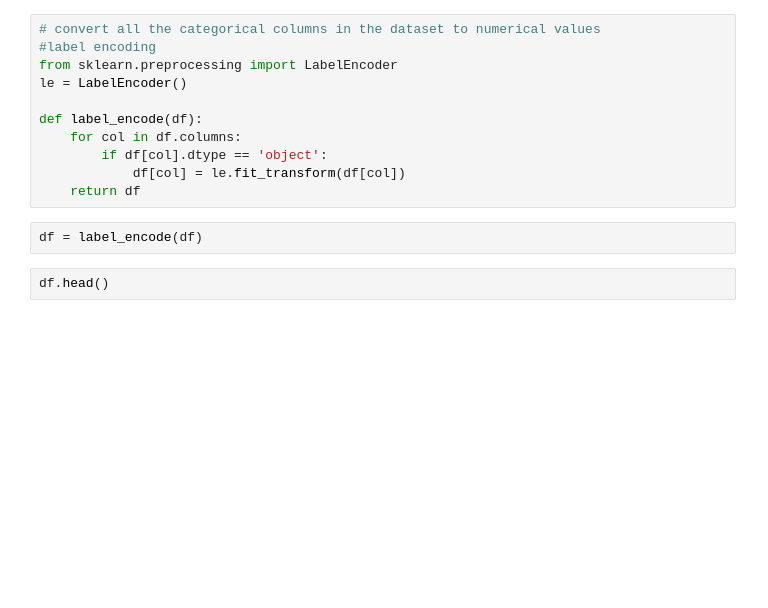
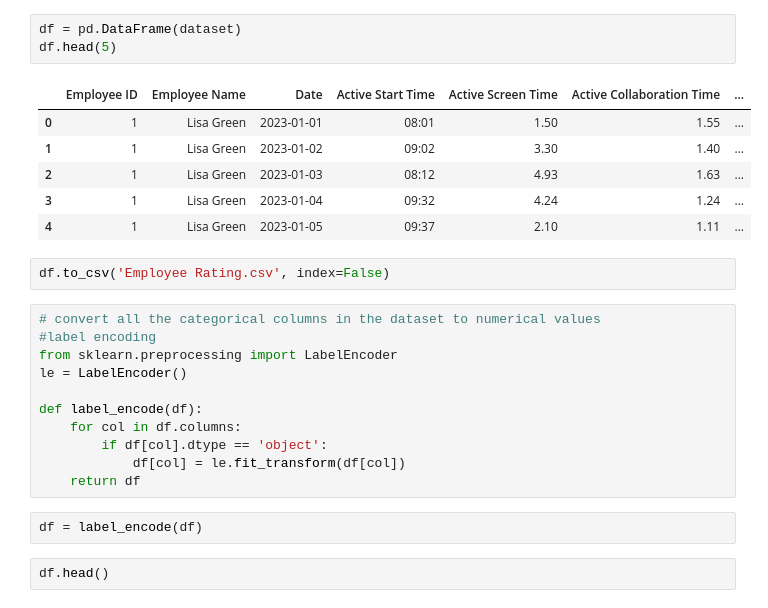
Before and after one commit to Adi-repo/Employee-Productivity, a Jupyter notebook: Employee Productivity.ipynb, the cells around one changed output. Drawn from its saved outputs; the diff is of its cells as text; blank space fills up the shorter version.

```diff
--- a/Employee Productivity.ipynb
+++ b/Employee Productivity.ipynb
@@ -14,3 +50,15 @@ df.head()
+# %%
+df = pd.DataFrame(dataset)
+df.head(5)
+# %% [output]
+|  | Employee ID | Employee Name | Date | Active Start Time | Active Screen Time | Active Collaboration Time | ... |
+| 0 | 1 | Lisa Green | 2023-01-01 | 08:01 | 1.50 | 1.55 | ... |
+| 1 | 1 | Lisa Green | 2023-01-02 | 09:02 | 3.30 | 1.40 | ... |
+| 2 | 1 | Lisa Green | 2023-01-03 | 08:12 | 4.93 | 1.63 | ... |
+| 3 | 1 | Lisa Green | 2023-01-04 | 09:32 | 4.24 | 1.24 | ... |
+| 4 | 1 | Lisa Green | 2023-01-05 | 09:37 | 2.10 | 1.11 | ... |
+# %%
+df.to_csv('Employee Rating.csv', index=False)
 # %%
 # convert all the categorical columns in the dataset to numerical values
 #label encoding
```
Also changed, not shown: parts of 20 cells of this notebook, 2 other files.
